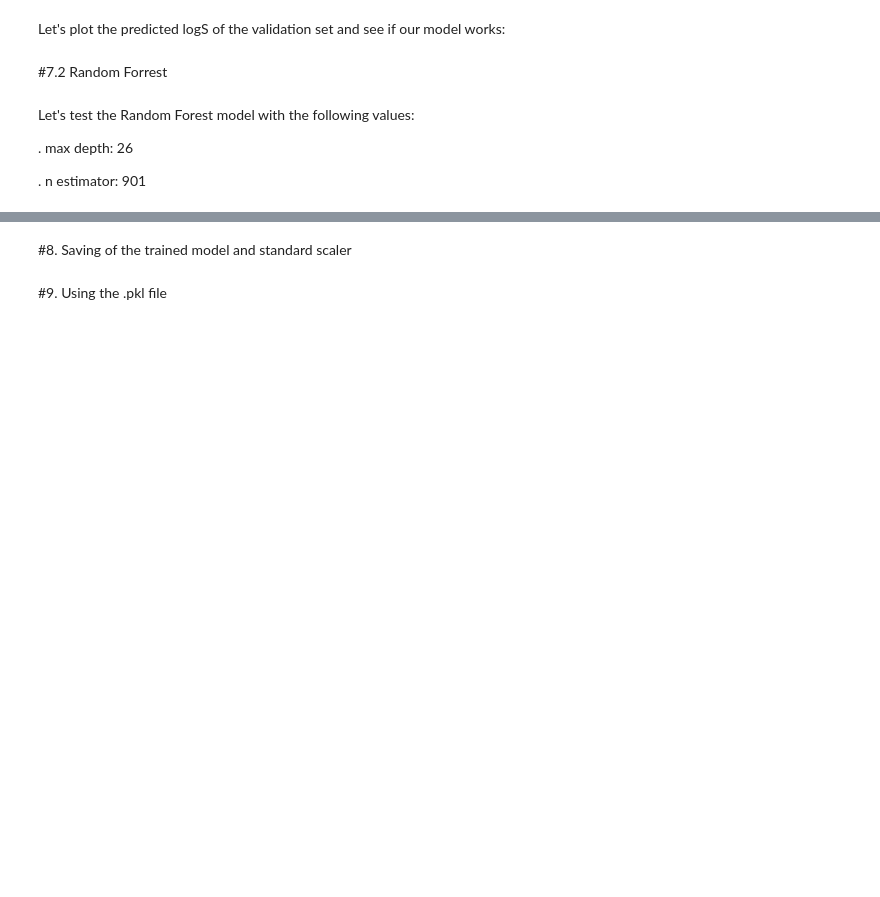
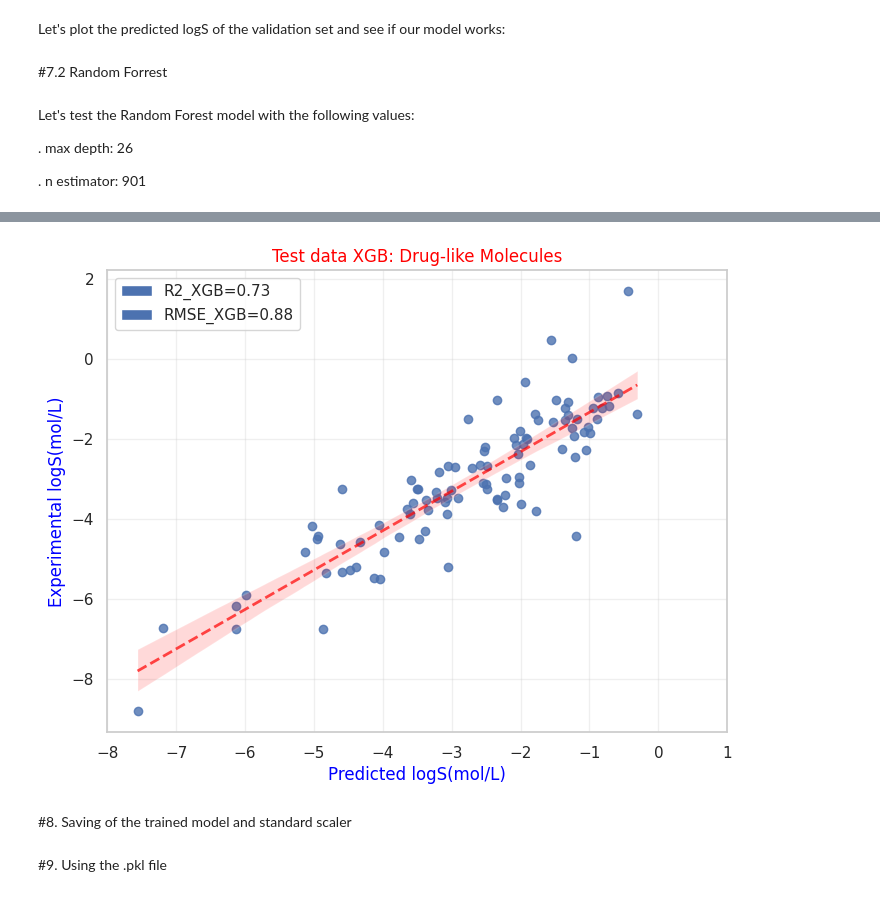
Before and after one commit to LucasCossard/WSPP_Projectppchem, a Jupyter notebook: Notebook_WSP.ipynb, the cells around one changed output, grey strips where cells are left out. Drawn from its saved outputs; the diff is of its cells as text; code cells hidden in the pictures; blank space fills up the shorter version.

```diff
--- a/Notebook_WSP.ipynb
+++ b/Notebook_WSP.ipynb
@@ -649,0 +919,10 @@ y_test_preds = modelRF.predict(x_scaled_test)
+# %%
+#Calculate molecular descriptors for the test data or 98 compounds
+Mol_descriptors_test , desc_names_test = RDkit_descriptors(data_dl["SMILES"])
+data_dl_descriptors = pd.DataFrame(Mol_descriptors_test,columns=desc_names_test)
+
+# Standard scaler - transform
+x_scaled_test = custom_scaler.transform(data_dl_descriptors)
+
+# Predict solubility of the test data
+y_test_preds_XGB = model_XGB.predict(x_scaled_test)
@@ -650,3 +947,10 @@ y_test_preds = modelRF.predict(x_scaled_test)
+# %%
+# Plotting testing set
+sn.set_theme(style="whitegrid")
+plot_data_XGB(data_dl["LogS exp (mol/L)"], y_test_preds_XGB,
+           "Test data XGB: Drug-like Molecules")
+# %% [output]
+[figure, added]
 # %% [markdown]
 #8. Saving of the trained model and standard scaler
 # %%
```
Also changed, not shown: parts of 20 cells of this notebook.
